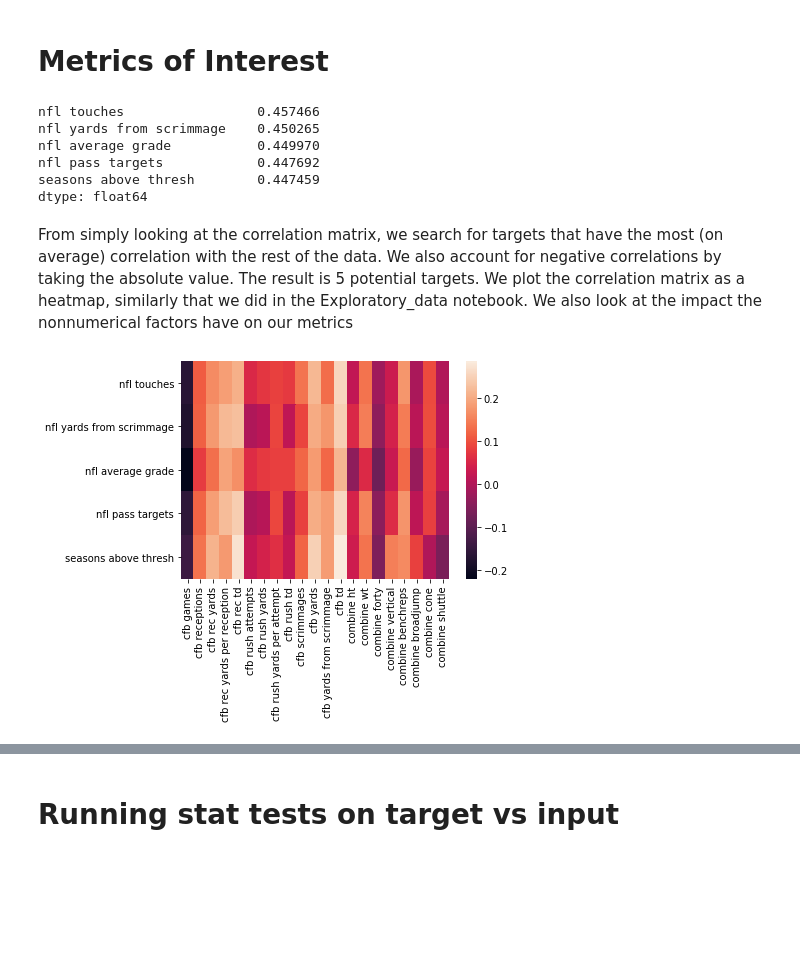
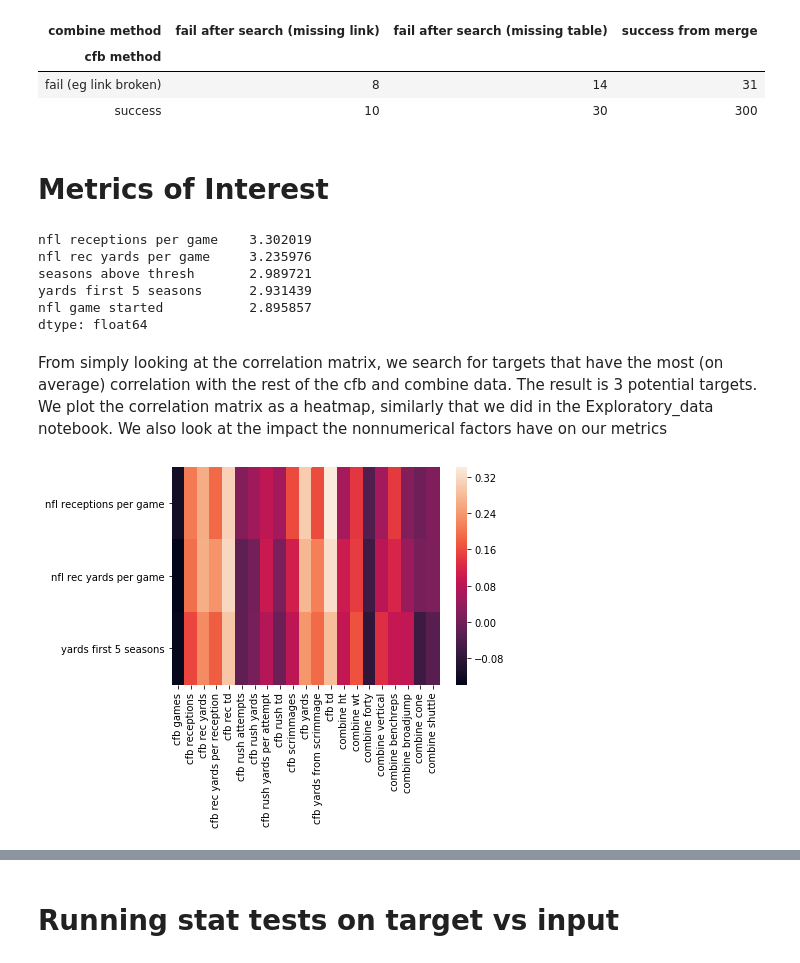
Before and after one commit to adriensaremi/Springboard, a Jupyter notebook: Capstone_1/Statistical Data Analysis.ipynb, the cells around one changed output, grey strips where cells are left out. Drawn from its saved outputs; the diff is of its cells as text; code cells hidden in the pictures; blank space fills up the shorter version.

```diff
--- a/Capstone_1/Statistical Data Analysis.ipynb
+++ b/Capstone_1/Statistical Data Analysis.ipynb
@@ -15,3 +11,10 @@ columns_nonnum = ['cfb conference','cfb class']
+# %%
+tdc = pd.read_csv('data_sets/wr_tdc_new.csv')
+
+tdc['cfb conference'] = tdc['cfb conference'].fillna('Other')
+tdc['cfb class'] = tdc['cfb class'].fillna('Non Declared')
+
+#tdc = tdc.fillna(0)
 # %%
 columns_floats = list(range(13,21)) +list(range(26,53)) +list(range(60,73)) +list(range(75,83)) + [85,92,93]
 tdc_floats = tdc.iloc[:,columns_floats]
@@ -19,13 +31,20 @@ tdcf = tdc_floats.corr(method='pearson')
+# %%
+pd.crosstab(tdc['cfb method'], tdc['combine method'])
+# %% [output]
+| combine method | fail after search (missing link) | fail after search (missing table) | success from merge |
+| cfb method |  |  |  |
+| fail (eg link broken) | 8 | 14 | 31 |
+| success | 10 | 30 | 300 |
 # %% [markdown]
 # Metrics of Interest
-# %%
-(tdcf.abs().sum(axis = 1)/len(columns_floats)).sort_values(ascending = False)[0:5]
-# %% [output]
-nfl touches                 0.457466
-nfl yards from scrimmage    0.450265
-nfl average grade           0.449970
-nfl pass targets            0.447692
-seasons above thresh        0.447459
-dtype: float64
+# %%
+tdcf.iloc[ list(range(0,35))+[57,58] , list(range(35,57)) ].sum(axis = 1).sort_values(ascending = False)[:5]
+# %% [output]
+nfl receptions per game    3.302019
+nfl rec yards per game     3.235976
+seasons above thresh       2.989721
+yards first 5 seasons      2.931439
+nfl game started           2.895857
+dtype: float64
 # %% [markdown]
-From simply looking at the correlation matrix, we search for targets that have the most (on average) correlation with the rest of the data. We also account for negative correlations by taking the absolute value. The result is 5 potential targets. We plot the correlation matrix as a heatmap, similarly that we did in the Exploratory_data notebook. We also look at the impact the nonnumerical factors have on our metrics
+From simply looking at the correlation matrix, we search for targets that have the most (on average) correlation with the rest of the cfb and combine data. The result is 3 potential targets. We plot the correlation matrix as a heatmap, similarly that we did in the Exploratory_data notebook. We also look at the impact the nonnumerical factors have on our metrics
@@ -35,4 +51,6 @@ possible_targets = ['nfl touches','nfl yards from scrimmage',
+# %%
+possible_targets = ['nfl receptions per game', 'nfl rec yards per game', 'yards first 5 seasons']
 # %%
-_ = sns.heatmap(tdcf.loc[possible_targets ,'cfb games':'combine shuttle'], annot=False)
+f = sns.heatmap(tdcf.loc[possible_targets ,'cfb games':'combine shuttle'], annot=False)
 # %% [output]
-[figure, old version]
+[figure, new version]
```
Also changed, not shown: parts of 28 cells of this notebook, 4 other files.
